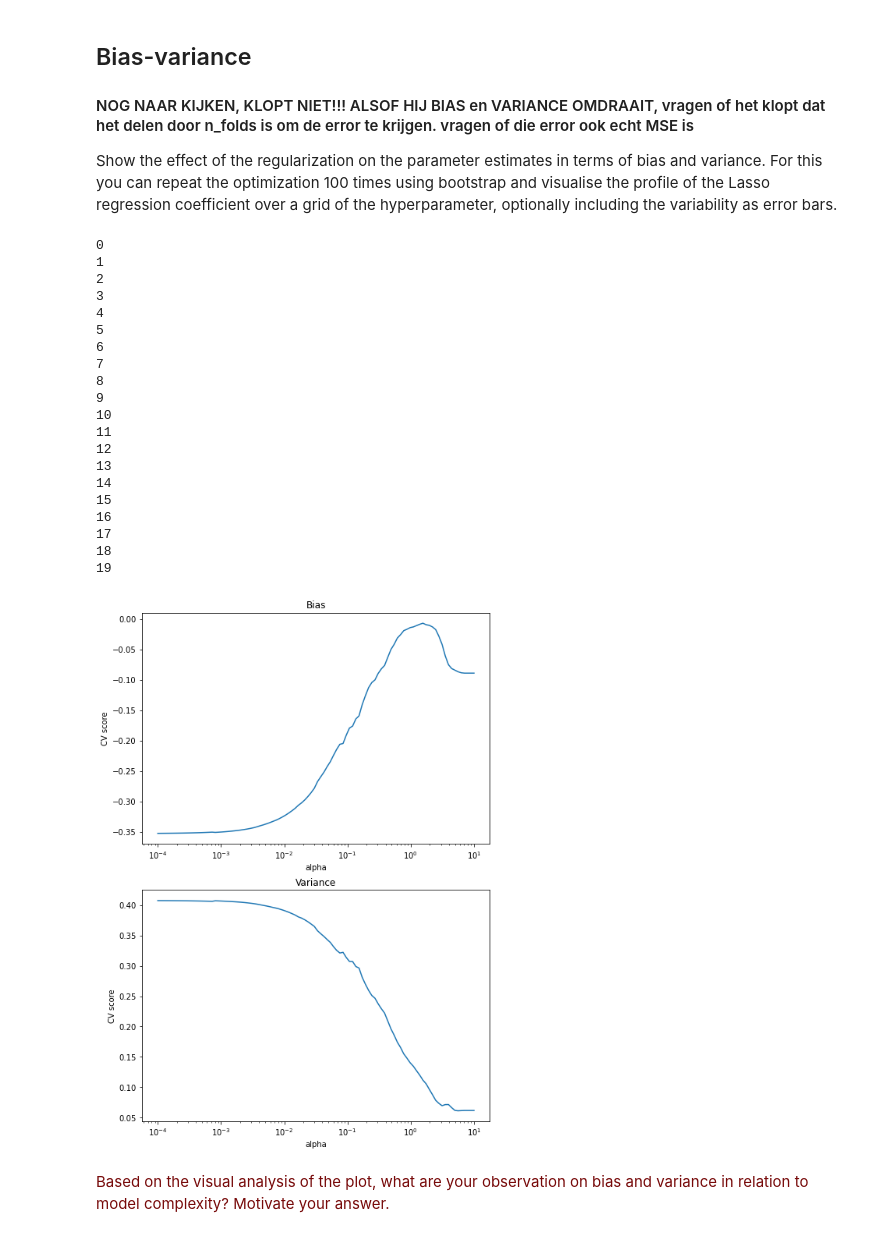
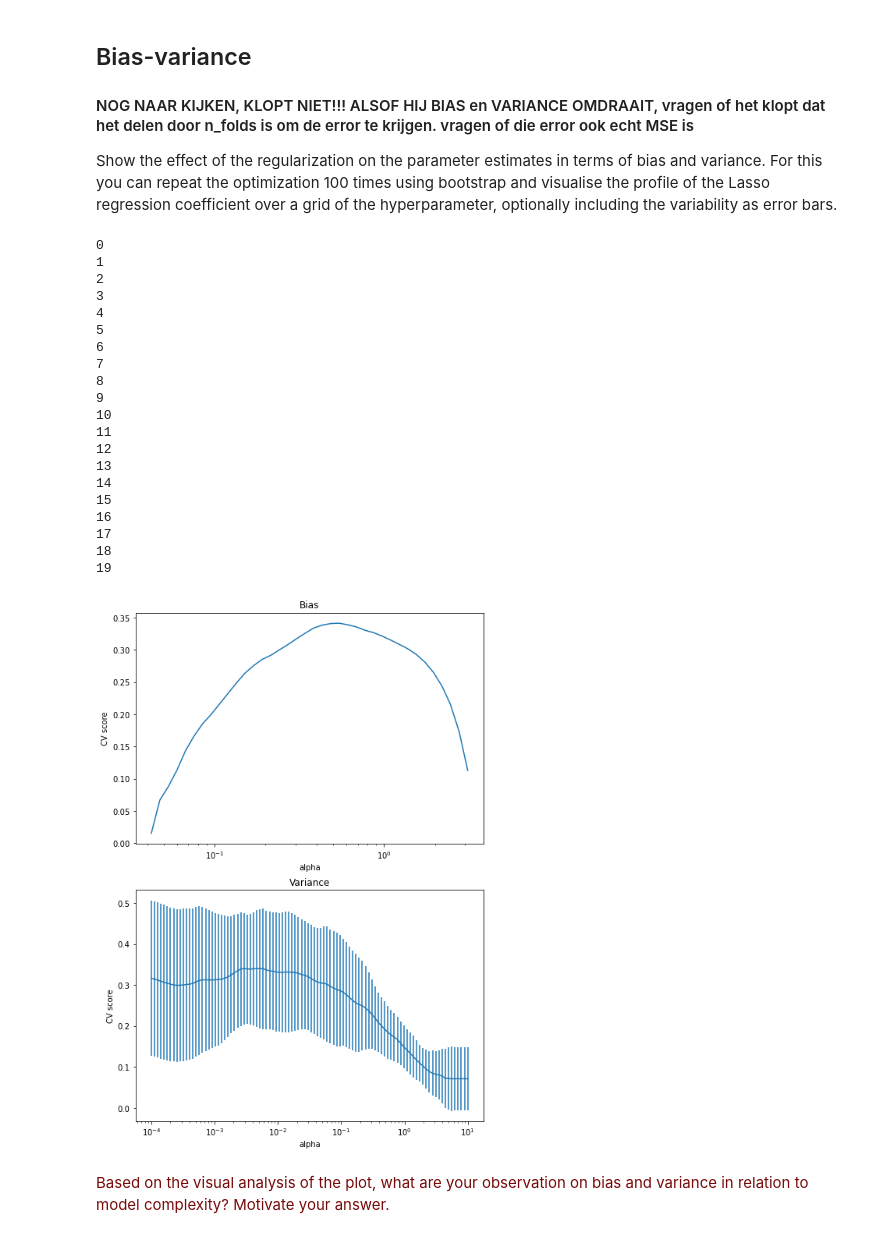
Before and after one commit to bgeven/8DM50_Group4, a Jupyter notebook: Assignment_week_3/week_3.ipynb, the cells around one changed output. Drawn from its saved outputs; the diff is of its cells as text; code cells hidden in the pictures.

Commit message:
variance and bias

```diff
--- a/Assignment_week_3/week_3.ipynb
+++ b/Assignment_week_3/week_3.ipynb
@@ -419,16 +421,12 @@ from sklearn.utils import resample
 # %%
 #Specify model and value for alpha
-lasso = Lasso(alpha=alpha,tol=0.1)
+lasso = Lasso(alpha=alpha)
 alphas = np.logspace(-4, 1, 100)
 
 #Specifiy parameters to be optimized
 tuned_parameters = [{'alpha': alphas}]
 n_folds = 5
 
-#create subplots to show the effect of the regularization in bias and variance
-fig, axs = plt.subplots(2, figsize = (8,12))
-axs[0].set_title("Bias")
-axs[1].set_title("Variance")
 
 number_of_plots = 20
 cm = plt.get_cmap('gist_rainbow')
@@ -436,9 +434,9 @@ cm = plt.get_cmap('gist_rainbow')
 std_errors = []
 list_stds = []
 
-for i in range(number_of_plots):
-    # create a subset of 100 data points to test the model
-    boot = resample(gene_expression, drug_response, replace=True, n_samples=100)
+for i in range(20):
+    # create a subset
+    boot = resample(gene_expression, drug_response, n_samples = 100)
 
     # create and fit model
     # cross-validation using sklearn.model_selection.GridSearchCV
@@ -451,29 +449,7 @@ for i in range(number_of_plots):
     std_error = scores_test / np.sqrt(n_folds)
     std_errors.append(std_error)
     list_stds.append(scores_std)
-
-
-    print(i) #To see how far in the programm you are
-
-#variance = std^2
-#bias = sqrt(mean_squared_error - variance) = std_error - std
-sum_stds = [np.average(x) for x in zip(*list_stds)] # compute the mean std per alpha
-sum_errors = [np.average(y) for y in zip(*std_errors)]
-bias = [(y-x) for x,y in zip(sum_stds,sum_errors)]
-
-
-#plot stds and scores (std for variance and means for bias)
-axs[0].semilogx(alphas, bias)
-axs[0].set(xlabel = 'alpha', ylabel='CV score')
-axs[1].semilogx(alphas, sum_stds)
-axs[1].set(xlabel = 'alpha', ylabel='CV score');
-
-#combining x and y labels where possible and defining x limits
-#for ax in axs.flat:
- #   ax.set(xlabel = 'alpha', ylabel='CV score +/- std error')
-
-#for ax in axs.flat:
- #   ax.label_outer()
+    print(i) #To see how far in the program you are
 # %% [output]
 0
 1
@@ -495,7 +471,37 @@ axs[1].set(xlabel = 'alpha', ylabel='CV score');
 17
 18
 19
-[figure, removed]
+# %%
+#create subplots to show the effect of the regularization in bias and variance
+fig, axs = plt.subplots(2, figsize = (8,12))
+axs[0].set_title("Bias")
+axs[1].set_title("Variance")
+
+
+mean_stds = [np.average(x) for x in zip(*list_stds)] # compute the mean std per alpha
+std_stds = [np.std(x) for x in zip(*list_stds)]  # compute the standard deviation (over all alphas) of the std
+mean_errors = [np.average(y) for y in zip(*std_errors)]
+
+### variance = std^2
+### bias = sqrt(mean_squared_error - variance)
+bias = [np.sqrt(y-x**2) for x,y in zip(mean_stds, mean_errors)]
+
+#Other options:
+#bias = [(y-x)**2 for x,y in zip(mean_stds,mean_errors)]
+#bias_2 = [y-x**2 for x,y in zip(mean_stds,mean_errors)]
+
+#plot stds and scores (std for variance and means for bias)
+axs[0].semilogx(alphas, bias)
+axs[0].set(xlabel = 'alpha', ylabel='CV score')
+
+axs[1].errorbar(alphas, mean_stds, yerr = std_stds, barsabove = True)
+axs[1].set(xlabel = 'alpha', ylabel='CV score')
+axs[1].set_xscale('log')
+
+#axs[1].semilogx(alphas, sum_stds)
+#axs[1].set(xlabel = 'alpha', ylabel='CV score');
+# %% [output]
+[figure, added]
 # %% [markdown]
 <p><font color='#770a0a'>Based on the visual analysis of the plot, what are your observation on bias and variance in relation to model complexity? Motivate your answer.</font></p>
 # %% [markdown]
```
Also changed, not shown: parts of 2 cells of this notebook.
